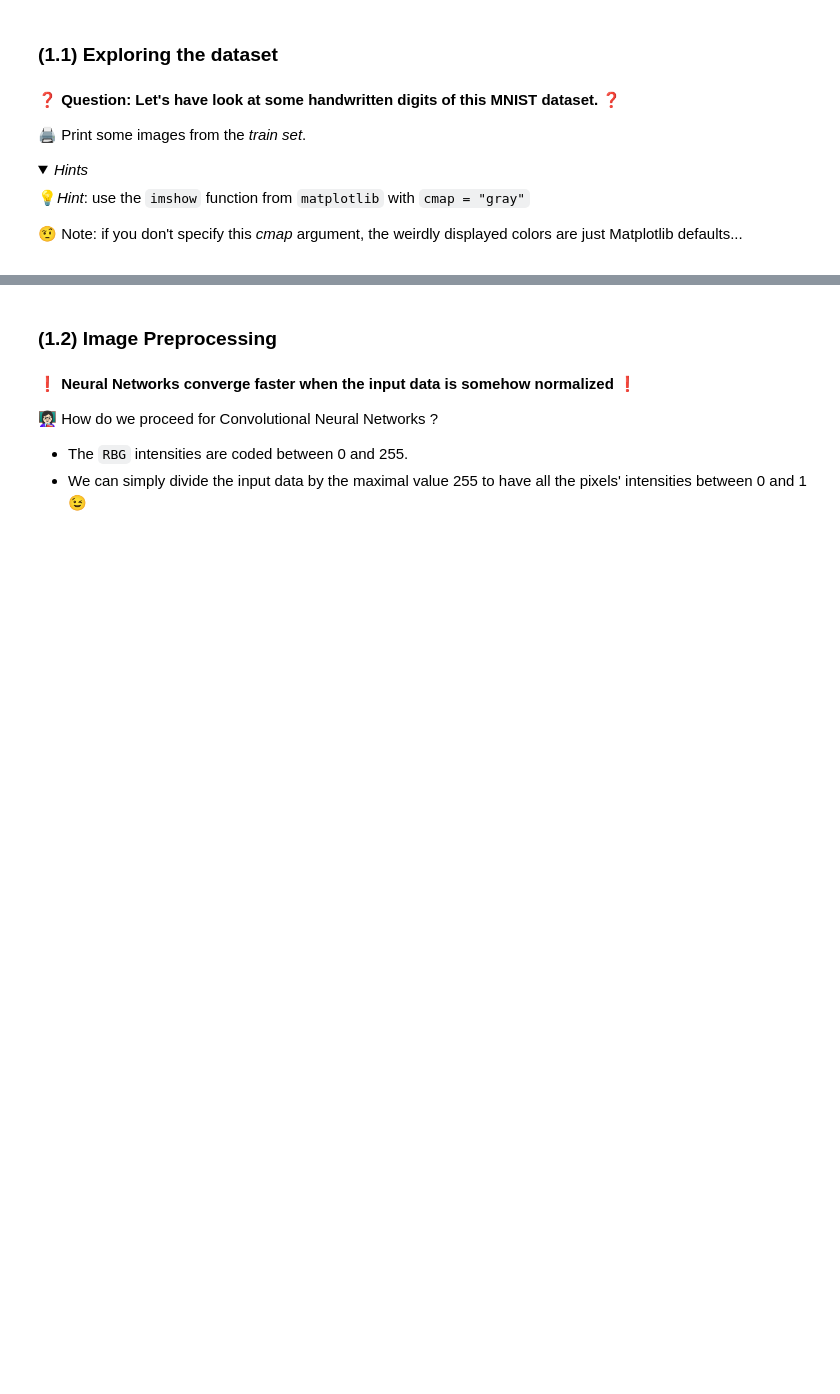
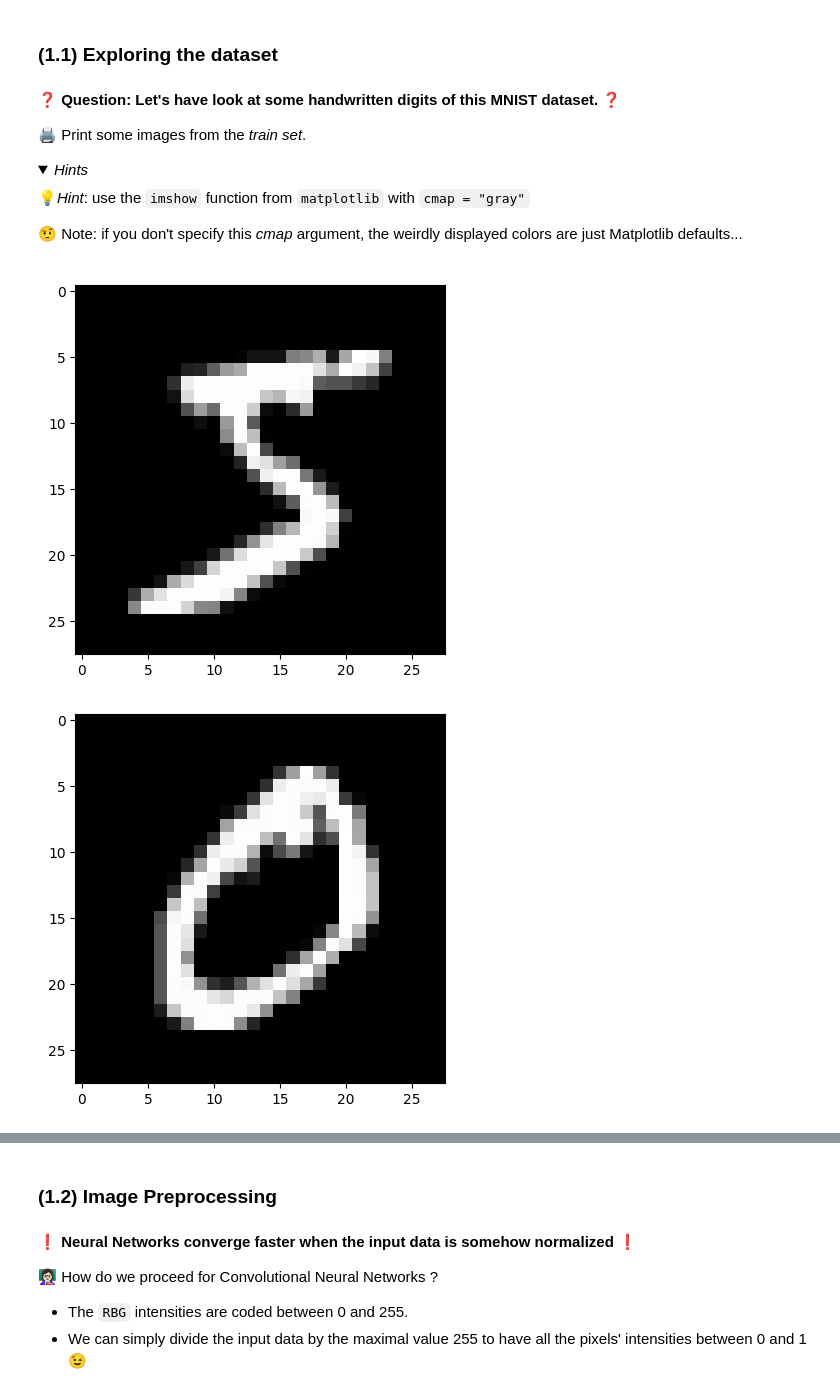
Before and after one commit to tanushrin/data-mnist-classification, a Jupyter notebook: mnist_classification.ipynb, the cells around one changed output, grey strips where cells are left out. Drawn from its saved outputs; the diff is of its cells as text; code cells hidden in the pictures; folded sections open; blank space fills up the shorter version.

```diff
--- a/mnist_classification.ipynb
+++ b/mnist_classification.ipynb
@@ -72,0 +77,13 @@ from tensorflow.keras import datasets
+# %%
+# YOUR CODE HERE
+# Print few images from the train set
+
+plt.imshow(X_train[0], cmap='gray')
+plt.show()
+plt.imshow(X_train[1], cmap='gray')
+plt.show()
+plt.imshow(X_train[2], cmap='gray')
+plt.show()
+# %% [output]
+[figure, added]
+[figure, added]
```
Also changed, not shown: parts of 18 cells of this notebook.
